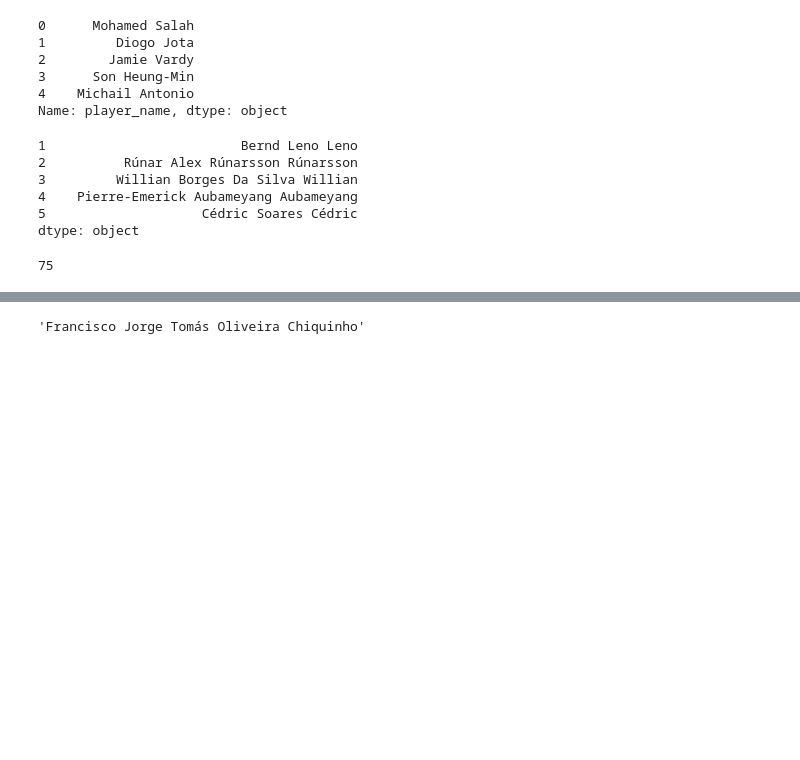
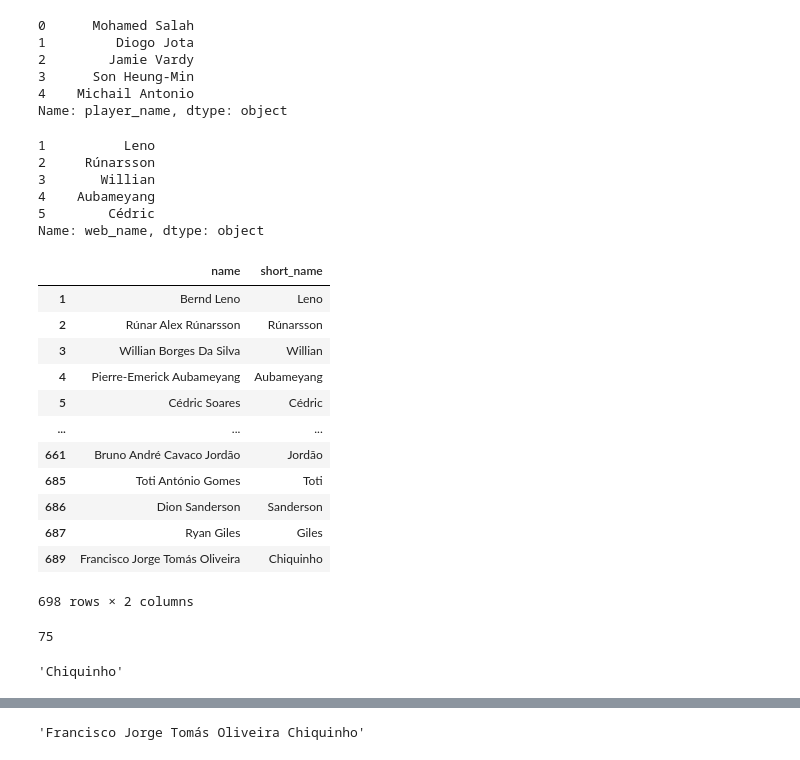
Before and after one commit to ap00la/fantasy_pl, a Jupyter notebook: join_data.ipynb, the cells around one changed output, grey strips where cells are left out. Saved outputs shown, nothing was run; the diff lists cells and outputs as text; code cells hidden in the pictures; blank space fills up the shorter version.

Commit message:
updated join data

```diff
--- a/join_data.ipynb
+++ b/join_data.ipynb
@@ -70,15 +70,36 @@ names_ud.head()
 4    Michail Antonio
 Name: player_name, dtype: object
 # %%
-names = new_player_data[['first_name', 'second_name', 'web_name']].agg(' '.join, axis=1)
-names.head()
+full_names = new_player_data[['first_name', 'second_name']].agg(' '.join, axis=1)
+#names = [' '.join(sorted(set(player.split()))) for player in names]
+#pd.DataFrame(names).head()
-# %% [output]
-1                         Bernd Leno Leno
-2          Rúnar Alex Rúnarsson Rúnarsson
-3         Willian Borges Da Silva Willian
-4    Pierre-Emerick Aubameyang Aubameyang
-5                    Cédric Soares Cédric
-dtype: object
+# %%
+web_names = new_player_data['web_name']
+web_names.head()
+# %% [output]
+1          Leno
+2     Rúnarsson
+3       Willian
+4    Aubameyang
+5        Cédric
+Name: web_name, dtype: object
+# %%
+names =pd.concat([full_names, web_names], axis=1).rename({0:'name', 'web_name':'short_name'}, axis='columns')
+names
+# %% [output]
+|  | name | short_name |
+| 1 | Bernd Leno | Leno |
+| 2 | Rúnar Alex Rúnarsson | Rúnarsson |
+| 3 | Willian Borges Da Silva | Willian |
+| 4 | Pierre-Emerick Aubameyang | Aubameyang |
+| 5 | Cédric Soares | Cédric |
+| ... | ... | ... |
+| 661 | Bruno André Cavaco Jordão | Jordão |
+| 685 | Toti António Gomes | Toti |
+| 686 | Dion Sanderson | Sanderson |
+| 687 | Ryan Giles | Giles |
+| 689 | Francisco Jorge Tomás Oliveira | Chiquinho |
+698 rows × 2 columns
 # %%
 from fuzzywuzzy import fuzz
 from fuzzywuzzy import process
@@ -86,6 +107,12 @@ from fuzzywuzzy import process
 fuzz.partial_ratio("Mo Salah", "Mohammad Salah")
 # %% [output]
 75
+# %%
+for name in names.iterrows():
+    pass
+name[1][1]
+# %% [output]
+'Chiquinho'
 # %%
 best_match = {}
 confidence = {}
```
Also changed, not shown: parts of 5 cells of this notebook.
